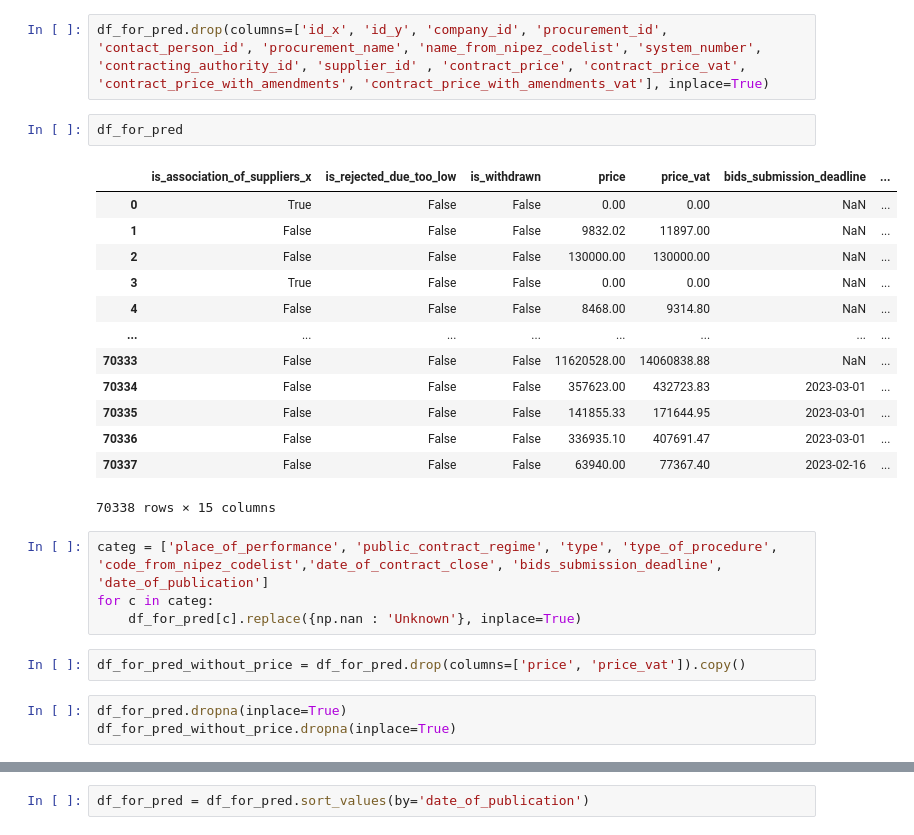
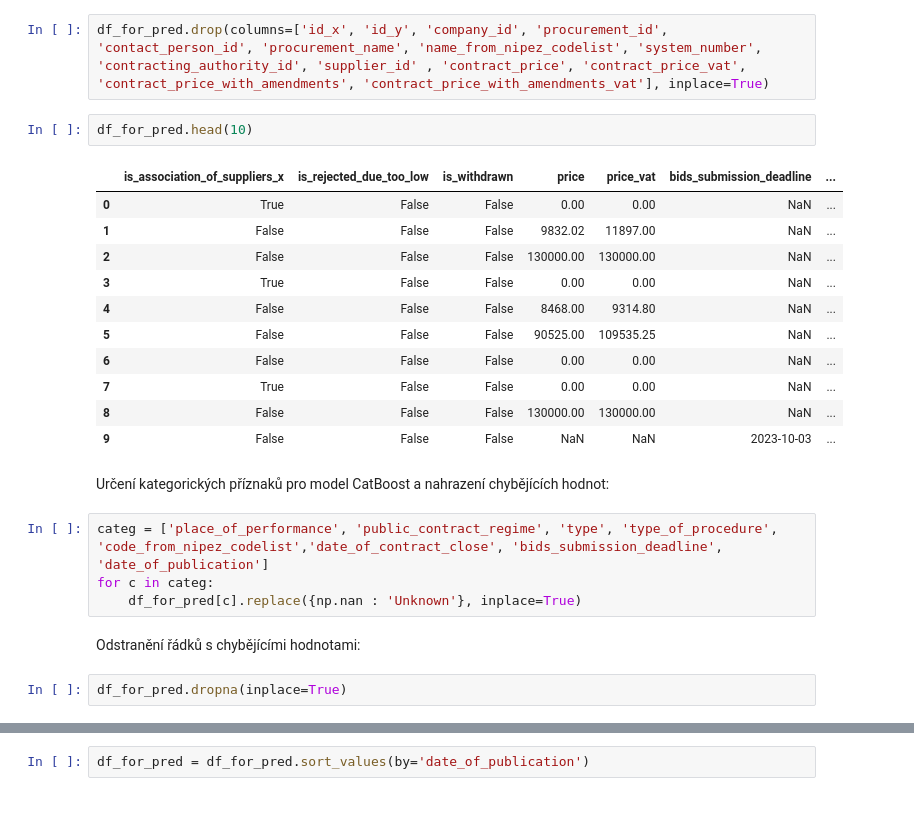
Before and after one commit to opendatalabcz/analysis-public-procurement, a Jupyter notebook: base_model.ipynb, the cells around one changed output, grey strips where cells are left out. Drawn from its saved outputs; the diff is of its cells as text; blank space fills up the shorter version.

Commit message:
Add comments and clear redundant cells in base_model.ipynb

```diff
--- a/base_model.ipynb
+++ b/base_model.ipynb
@@ -25,27 +29,26 @@ df_for_pred['is_winner'] = (df_for_pred['company_id'] == df_for_pred['supplier_i
 df_for_pred.drop(columns=['id_x', 'id_y', 'company_id', 'procurement_id', 'contact_person_id', 'procurement_name', 'name_from_nipez_codelist', 'system_number', 'contracting_authority_id', 'supplier_id' , 'contract_price', 'contract_price_vat',
 'contract_price_with_amendments', 'contract_price_with_amendments_vat'], inplace=True)
 # %%
-df_for_pred
+df_for_pred.head(10)
 # %% [output]
 |  | is_association_of_suppliers_x | is_rejected_due_too_low | is_withdrawn | price | price_vat | bids_submission_deadline | ... |
 | 0 | True | False | False | 0.00 | 0.00 | NaN | ... |
 | 1 | False | False | False | 9832.02 | 11897.00 | NaN | ... |
 | 2 | False | False | False | 130000.00 | 130000.00 | NaN | ... |
 | 3 | True | False | False | 0.00 | 0.00 | NaN | ... |
 | 4 | False | False | False | 8468.00 | 9314.80 | NaN | ... |
-| ... | ... | ... | ... | ... | ... | ... | ... |
-| 70333 | False | False | False | 11620528.00 | 14060838.88 | NaN | ... |
-| 70334 | False | False | False | 357623.00 | 432723.83 | 2023-03-01 | ... |
-| 70335 | False | False | False | 141855.33 | 171644.95 | 2023-03-01 | ... |
-| 70336 | False | False | False | 336935.10 | 407691.47 | 2023-03-01 | ... |
-| 70337 | False | False | False | 63940.00 | 77367.40 | 2023-02-16 | ... |
+| 5 | False | False | False | 90525.00 | 109535.25 | NaN | ... |
+| 6 | False | False | False | 0.00 | 0.00 | NaN | ... |
+| 7 | True | False | False | 0.00 | 0.00 | NaN | ... |
+| 8 | False | False | False | 130000.00 | 130000.00 | NaN | ... |
+| 9 | False | False | False | NaN | NaN | 2023-10-03 | ... |
-70338 rows × 15 columns
+# %% [markdown]
+Určení kategorických příznaků pro model CatBoost a nahrazení chybějících hodnot:
 # %%
 categ = ['place_of_performance', 'public_contract_regime', 'type', 'type_of_procedure', 'code_from_nipez_codelist','date_of_contract_close', 'bids_submission_deadline', 'date_of_publication']
 for c in categ:
     df_for_pred[c].replace({np.nan : 'Unknown'}, inplace=True)
-# %%
-df_for_pred_without_price = df_for_pred.drop(columns=['price', 'price_vat']).copy()
+# %% [markdown]
+Odstranění řádků s chybějícími hodnotami:
 # %%
 df_for_pred.dropna(inplace=True)
-df_for_pred_without_price.dropna(inplace=True)
```
Also changed, not shown: parts of 15 cells of this notebook.
